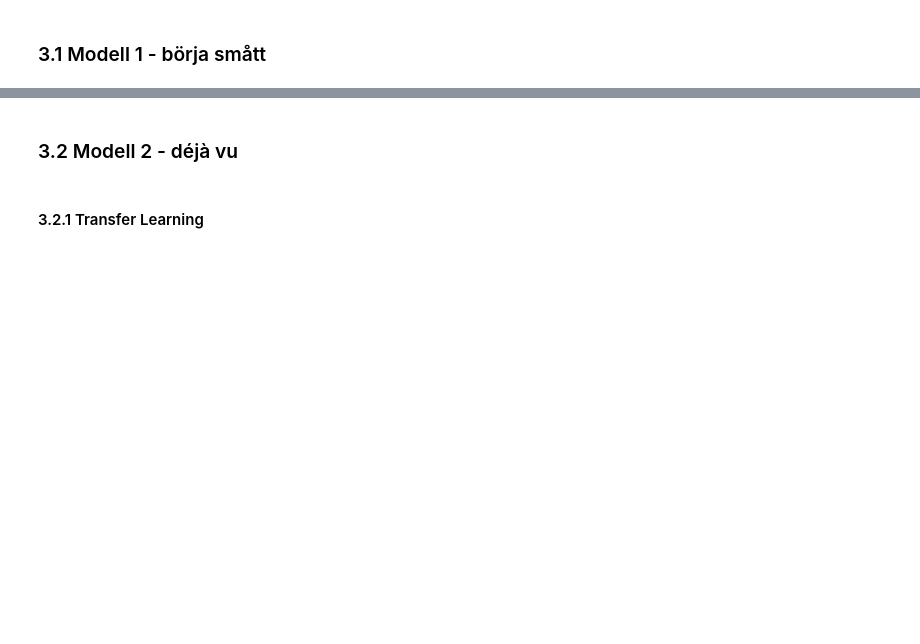
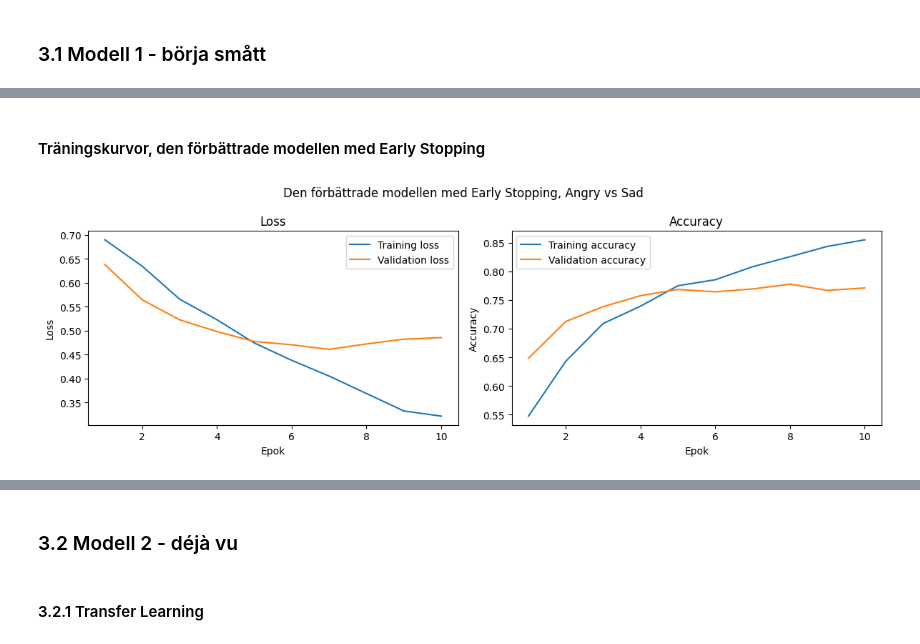
Before and after one commit to josefinoleryd/facial-expression-cnn, a Jupyter notebook: model-experiments-and-report.ipynb, the cells around one changed output, grey strips where cells are left out. Cells and saved outputs as stored; diff of their text form; code cells hidden in the pictures; blank space fills up the shorter version.

```diff
--- a/model-experiments-and-report.ipynb
+++ b/model-experiments-and-report.ipynb
@@ -561,0 +708,42 @@ Data till modell 2+ klar för träning! Form: (14748, 48, 48, 1)
+# %%
+# Bygger en förbättrad modell
+model_1_3 = keras.Sequential([
+    layers.Input(shape=(48, 48, 1)),
+
+    layers.Conv2D(32, kernel_size=(3, 3), activation="relu", padding="same"),
+    layers.MaxPooling2D(pool_size=(2, 2)),
+
+    layers.Conv2D(64, kernel_size=(3, 3), activation="relu", padding="same"),
+    layers.MaxPooling2D(pool_size=(2, 2)),
+
+    layers.Flatten(),
+    layers.Dense(128, activation="relu"),
+
+    layers.Dropout(0.5),
+
+    layers.Dense(2, activation="softmax")
+])
+
+# Komilera
+model_1_3.compile(
+    optimizer=keras.optimizers.Adam(learning_rate=0.001),
+    loss=keras.losses.SparseCategoricalCrossentropy(),
+    metrics=["accuracy"]
+)
+
+# Definiera Early Stopping-callback
+early_stopping = EarlyStopping(
+    monitor="val_loss",
+    patience=3,
+    restore_best_weights=True
+)
+# %%
+# Tränar modellen och sparar träningsresultatet i en history-variabel
+history_1_3 = model_1_3.fit(
+    X_train_m1_scaled,
+    y_train_m1,
+    validation_data=(X_val_m1_scaled, y_val_m1),
+    epochs=15,
+    batch_size=32,
+    callbacks=[early_stopping]
+)
@@ -561,0 +771,6 @@ Data till modell 2+ klar för träning! Form: (14748, 48, 48, 1)
+# %% [markdown]
+#### Träningskurvor, den förbättrade modellen med Early Stopping
+# %%
+plot_history(history_1_3, title="Den förbättrade modellen med Early Stopping, Angry vs Sad")
+# %% [output]
+[figure, added]
```
Also changed, not shown: parts of 22 cells of this notebook.
